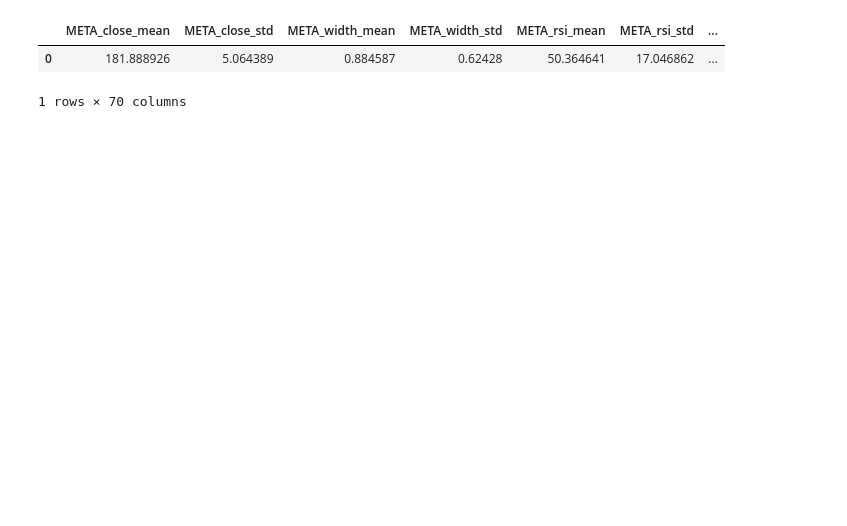
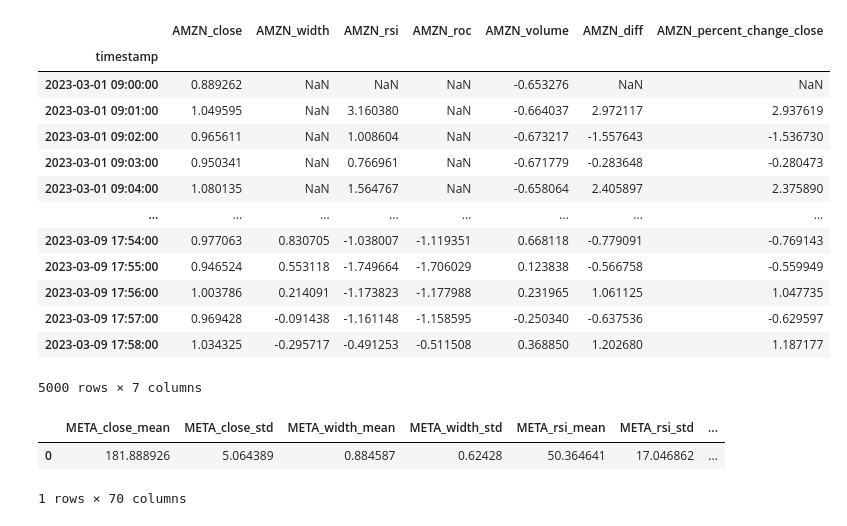
Before and after one commit to fovi-llc/time_series_transformer, a Jupyter notebook: StockPricePredictionUsingTransformers.ipynb, the cells around one changed output. Saved outputs shown, nothing was run; the diff lists cells and outputs as text; code cells hidden in the pictures; blank space fills up the shorter version.

```diff
--- a/StockPricePredictionUsingTransformers.ipynb
+++ b/StockPricePredictionUsingTransformers.ipynb
@@ -150,3 +157,20 @@ for ticker in tickers:
+# %%
+ticker_data_frames[3]
+# %% [output]
+|  | AMZN_close | AMZN_width | AMZN_rsi | AMZN_roc | AMZN_volume | AMZN_diff | AMZN_percent_change_close |
+| timestamp |  |  |  |  |  |  |  |
+| 2023-03-01 09:00:00 | 0.889262 | NaN | NaN | NaN | -0.653276 | NaN | NaN |
+| 2023-03-01 09:01:00 | 1.049595 | NaN | 3.160380 | NaN | -0.664037 | 2.972117 | 2.937619 |
+| 2023-03-01 09:02:00 | 0.965611 | NaN | 1.008604 | NaN | -0.673217 | -1.557643 | -1.536730 |
+| 2023-03-01 09:03:00 | 0.950341 | NaN | 0.766961 | NaN | -0.671779 | -0.283648 | -0.280473 |
+| 2023-03-01 09:04:00 | 1.080135 | NaN | 1.564767 | NaN | -0.658064 | 2.405897 | 2.375890 |
+| ... | ... | ... | ... | ... | ... | ... | ... |
+| 2023-03-09 17:54:00 | 0.977063 | 0.830705 | -1.038007 | -1.119351 | 0.668118 | -0.779091 | -0.769143 |
+| 2023-03-09 17:55:00 | 0.946524 | 0.553118 | -1.749664 | -1.706029 | 0.123838 | -0.566758 | -0.559949 |
+| 2023-03-09 17:56:00 | 1.003786 | 0.214091 | -1.173823 | -1.177988 | 0.231965 | 1.061125 | 1.047735 |
+| 2023-03-09 17:57:00 | 0.969428 | -0.091438 | -1.161148 | -1.158595 | -0.250340 | -0.637536 | -0.629597 |
+| 2023-03-09 17:58:00 | 1.034325 | -0.295717 | -0.491253 | -0.511508 | 0.368850 | 1.202680 | 1.187177 |
+5000 rows × 7 columns
 # %%
 # Convert stats from dict to df
 stats = pd.DataFrame([stats], index=[0])
```
Also changed, not shown: parts of 20 cells of this notebook.
